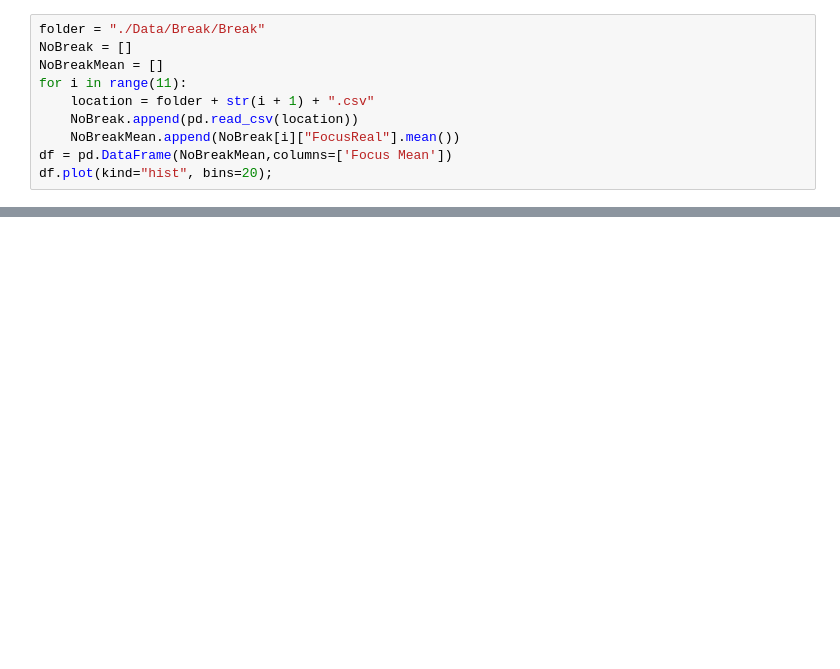
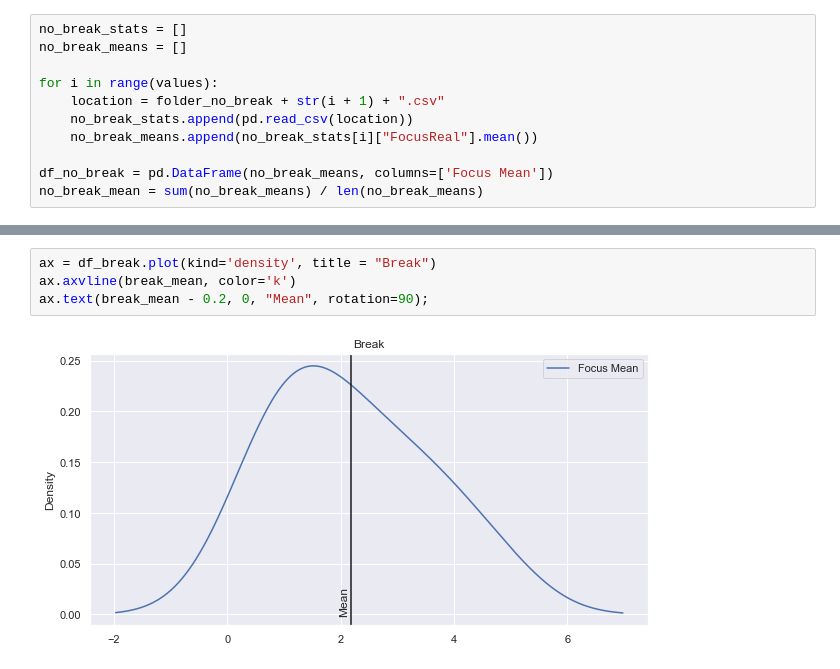
Before and after one commit to Br4ggs/FocusResearch, a Jupyter notebook: processingdata.ipynb, the cells around one changed output, grey strips where cells are left out. Drawn from its saved outputs; the diff is of its cells as text; blank space fills up the shorter version.

```diff
--- a/processingdata.ipynb
+++ b/processingdata.ipynb
@@ -9,10 +17,11 @@ plt.rcParams['lines.markeredgewidth'] = 1  # to fix iss
 # %%
-folder = "./Data/Break/Break"
-NoBreak = []
-NoBreakMean = []
-for i in range(11):
-    location = folder + str(i + 1) + ".csv"
-    NoBreak.append(pd.read_csv(location))
-    NoBreakMean.append(NoBreak[i]["FocusReal"].mean())
-df = pd.DataFrame(NoBreakMean,columns=['Focus Mean'])
-df.plot(kind="hist", bins=20);
+no_break_stats = []
+no_break_means = []
+
+for i in range(values):
+    location = folder_no_break + str(i + 1) + ".csv"
+    no_break_stats.append(pd.read_csv(location))
+    no_break_means.append(no_break_stats[i]["FocusReal"].mean())
+
+df_no_break = pd.DataFrame(no_break_means, columns=['Focus Mean'])
+no_break_mean = sum(no_break_means) / len(no_break_means)
@@ -32,0 +69,6 @@ df.plot(kind="hist", bins=20);
+# %%
+ax = df_break.plot(kind='density', title = "Break")
+ax.axvline(break_mean, color='k')
+ax.text(break_mean - 0.2, 0, "Mean", rotation=90);
+# %% [output]
+[figure, added]
```
Also changed, not shown: parts of 9 cells of this notebook, 1 other file.
